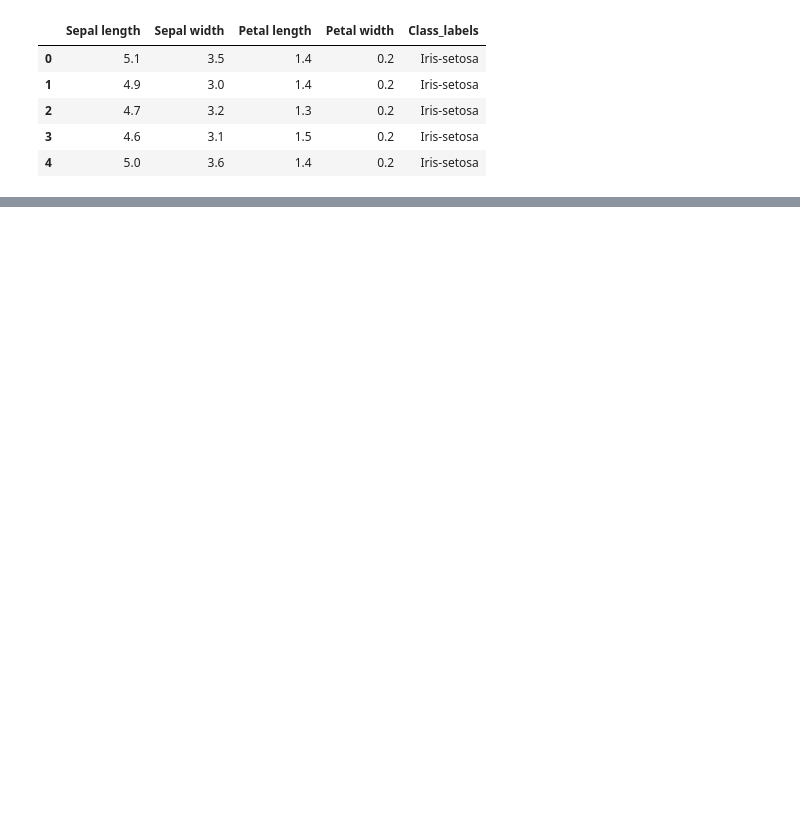
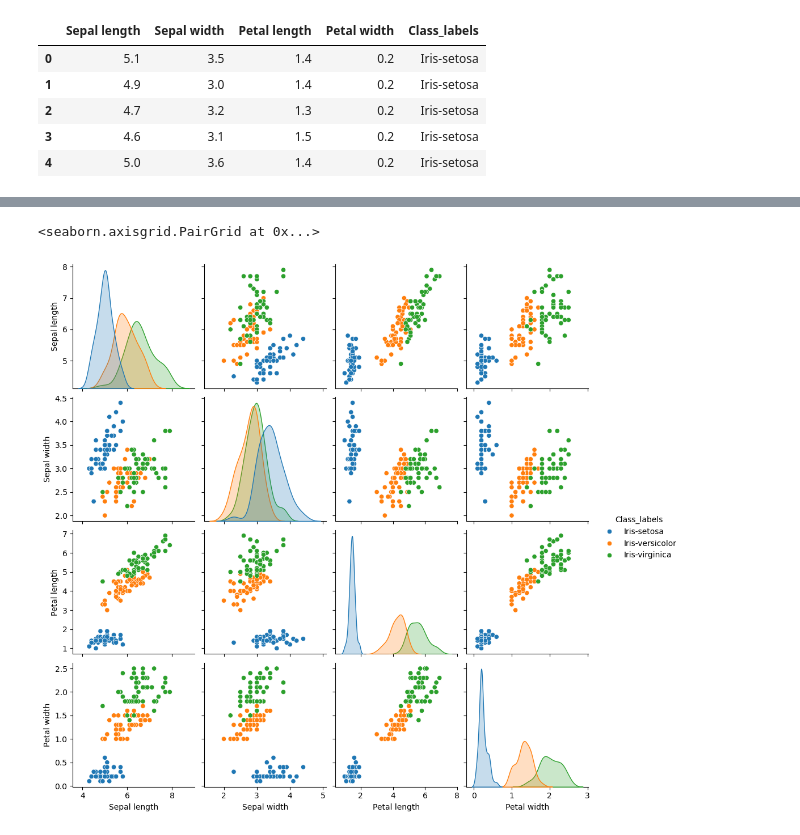
Before and after one commit to Deepak3015/Machine-Repo, a Jupyter notebook: Notebook/Iris_Flower_Classification.ipynb, the cells around one changed output, grey strips where cells are left out. Drawn from its saved outputs; the diff is of its cells as text; code cells hidden in the pictures; blank space fills up the shorter version.

Commit message:
Visualising data

```diff
--- a/Notebook/Iris_Flower_Classification.ipynb
+++ b/Notebook/Iris_Flower_Classification.ipynb
@@ -20,0 +34,6 @@ df.head()
+# %%
+# Visualize the whole dataset
+sns.pairplot(df, hue='Class_labels')
+# %% [output]
+<seaborn.axisgrid.PairGrid at 0x...>
+[figure, added]
```
Also changed, not shown: parts of 1 cell of this notebook.
